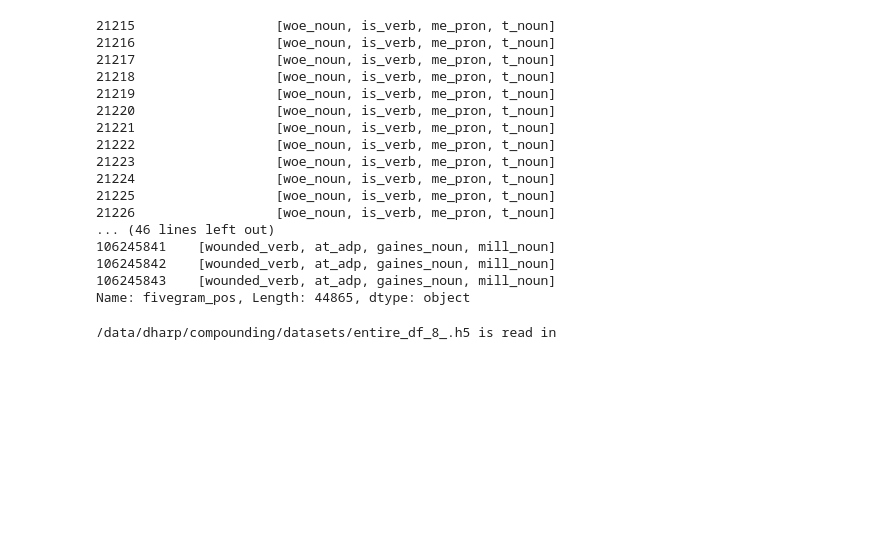
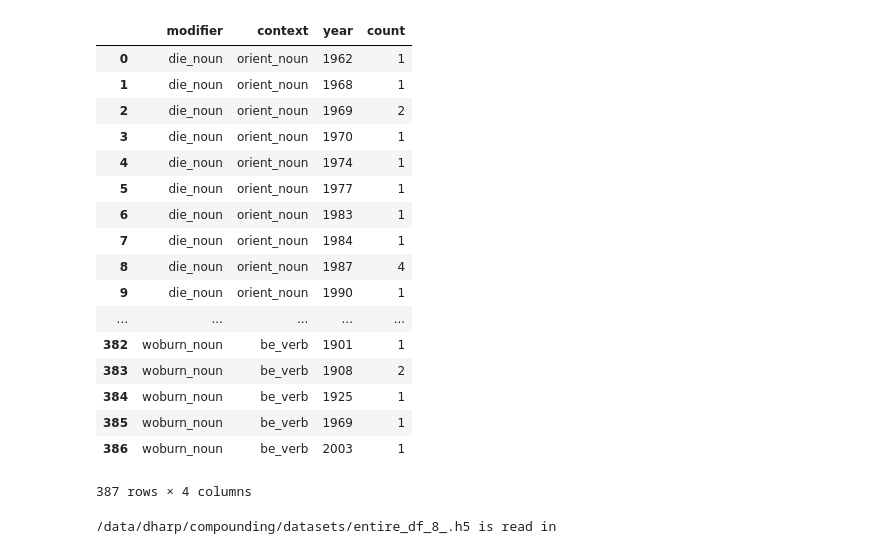
Before and after one commit to prajitdhar/Compounding, a Jupyter notebook: novel_compound_predictor/GoogleCompounder.ipynb, the cells around one changed output. Saved outputs shown, nothing was run; the diff lists cells and outputs as text; code cells hidden in the pictures; blank space fills up the shorter version.

Commit message:
Fixed code for regex strings in GoogleCompounder

```diff
--- a/novel_compound_predictor/GoogleCompounder.ipynb
+++ b/novel_compound_predictor/GoogleCompounder.ipynb
@@ -32,24 +25,26 @@ new_pattern=trial_df.loc[trial_df.fivegram_pos.str.contains(".*_noun\s'_noun")]
-# %%
-to_split=new_pattern.fivegram_pos.str.replace(r"'_noun",'')
-to_split.str.split()
-# %% [output]
-21215                  [woe_noun, is_verb, me_pron, t_noun]
-21216                  [woe_noun, is_verb, me_pron, t_noun]
-21217                  [woe_noun, is_verb, me_pron, t_noun]
-21218                  [woe_noun, is_verb, me_pron, t_noun]
-21219                  [woe_noun, is_verb, me_pron, t_noun]
-21220                  [woe_noun, is_verb, me_pron, t_noun]
-21221                  [woe_noun, is_verb, me_pron, t_noun]
-21222                  [woe_noun, is_verb, me_pron, t_noun]
-21223                  [woe_noun, is_verb, me_pron, t_noun]
-21224                  [woe_noun, is_verb, me_pron, t_noun]
-21225                  [woe_noun, is_verb, me_pron, t_noun]
-21226                  [woe_noun, is_verb, me_pron, t_noun]
-... (46 lines left out)
-106245841    [wounded_verb, at_adp, gaines_noun, mill_noun]
-106245842    [wounded_verb, at_adp, gaines_noun, mill_noun]
-106245843    [wounded_verb, at_adp, gaines_noun, mill_noun]
-Name: fivegram_pos, Length: 44865, dtype: object
+# %%
+new_trial_phrase,new_trial_compounds,new_trial_modifier,new_trial_head=cdsm_reducer(trial_df.head(10_000))
+# %%
+new_trial_compounds
+# %% [output]
+|  | modifier | context | year | count |
+| 0 | die_noun | orient_noun | 1962 | 1 |
+| 1 | die_noun | orient_noun | 1968 | 1 |
+| 2 | die_noun | orient_noun | 1969 | 2 |
+| 3 | die_noun | orient_noun | 1970 | 1 |
+| 4 | die_noun | orient_noun | 1974 | 1 |
+| 5 | die_noun | orient_noun | 1977 | 1 |
+| 6 | die_noun | orient_noun | 1983 | 1 |
+| 7 | die_noun | orient_noun | 1984 | 1 |
+| 8 | die_noun | orient_noun | 1987 | 4 |
+| 9 | die_noun | orient_noun | 1990 | 1 |
+| ... | ... | ... | ... | ... |
+| 382 | woburn_noun | be_verb | 1901 | 1 |
+| 383 | woburn_noun | be_verb | 1908 | 2 |
+| 384 | woburn_noun | be_verb | 1925 | 1 |
+| 385 | woburn_noun | be_verb | 1969 | 1 |
+| 386 | woburn_noun | be_verb | 2003 | 1 |
+387 rows × 4 columns
 # %%
 br_to_us=pd.read_excel("Book.xlsx",header=1)
 br_to_us_dict=dict(zip(br_to_us.UK.tolist(),br_to_us.US.tolist()))
```
Also changed, not shown: parts of 12 cells of this notebook, 1 other file.
